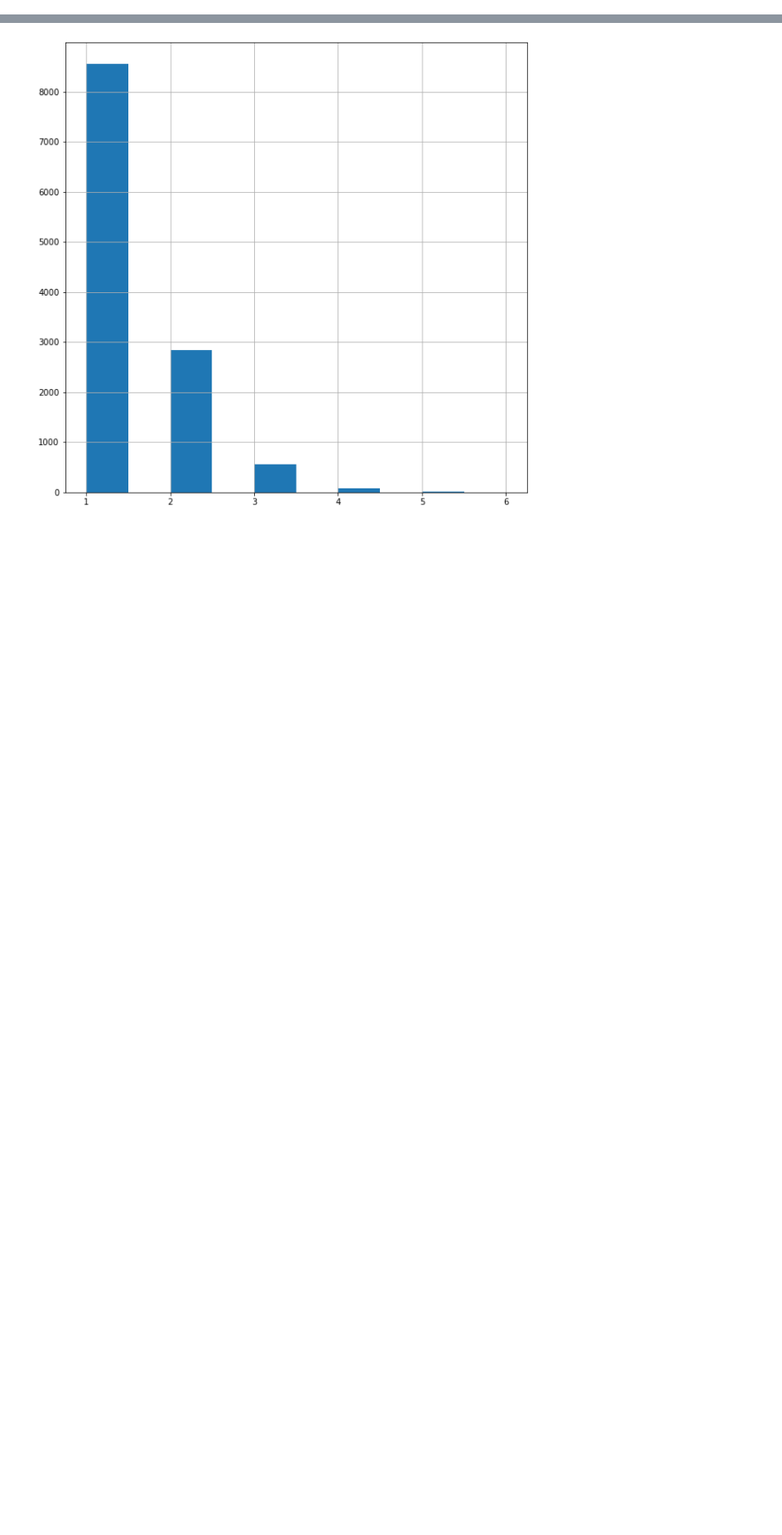
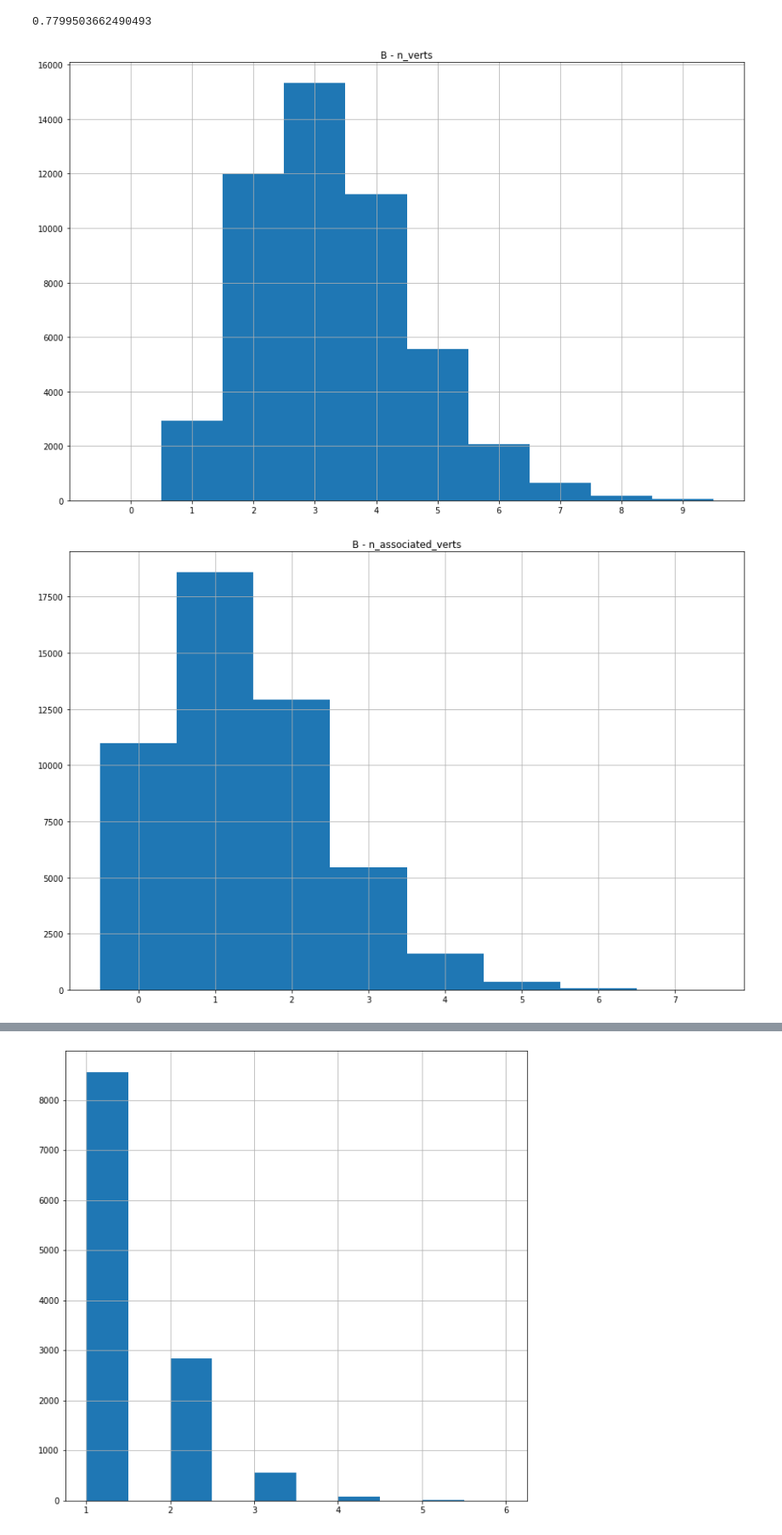
Before and after one commit to noamwunch/displaced_tracks, a Jupyter notebook: Untitled.ipynb, the cells around one changed output, grey strips where cells are left out. Shown at 85% size. Saved outputs shown, nothing was run; the diff lists cells and outputs as text; code cells hidden in the pictures; blank space fills up the shorter version.

Commit message:
Make rave histograms

```diff
--- a/Untitled.ipynb
+++ b/Untitled.ipynb
@@ -4,15 +4,14 @@ import numpy as np
 import matplotlib.pyplot as plt
 import pandas as pd
 
-from Functions.Preprocess import events_to_df_vert2
-data_path = "Data/macro_test/bb1.RaveGetVertsByJetv2.txt"
+from Functions.Preprocess import events_to_df_vert3
+data1_path = "Data/from_cluster/26.9.20/bb1.root.RaveTest_cluster.1.0.txt"
+data2_path = "Data/from_cluster/26.9.20/dark1.root.RaveTest_cluster.1.0.txt"
 
-PT_cut = (140, 160)
-max_ev = 1000000
-n_constits = 50
-sort = False
+max_ev = 100000
+n_constits = 5
 trunc = False
 
-B_jet_path = data_path
-B1_jet = events_to_df_vert2(B_jet_path, label=0, max_ev=max_ev, n_constits=n_constits, sort=sort, trunc=trunc, PT_cut=PT_cut)
+B = events_to_df_vert3(data1_path, label=0, max_ev=max_ev, n_constits=n_constits, trunc=trunc)
+S = events_to_df_vert3(data2_path, label=1, max_ev=max_ev, n_constits=n_constits, trunc=trunc)
 # %% [output]
@@ -38,0 +29,30 @@ Wall time: 1.08 s
+# %%
+def feat_hist(df, feat, df_name, lim=None):
+    if not lim:
+        lim = max(df[feat])
+    plt.figure()
+    df[feat].hist(bins=np.arange(-0.5, lim, 1))
+    plt.xticks(np.arange(0,lim, 1))
+    plt.title(df_name + " - " + feat)
+    plt.gcf().set_size_inches(15, 10)
+def vert_hists(df, df_name):
+    df["n_verts"] = df.n_vert.map(lambda x: len(x))
+    df["n_associated_verts"] = df.jet_association.map(lambda x: 0 if len(x)<2 else sum(x[1:]>0))
+    df["n_non_associated_verts"] = df.jet_association.map(lambda x: 0 if len(x)<2 else sum(x[1:]<0))
+    df["SV_mult"] = df.vert_mult.map(lambda x: np.nan if len(x)<2 else x[1])
+    df["SV_disp"] = df.vert_D0.map(lambda x: np.nan if len(x)<2 else x[1])
+    print(len(df[df.n_associated_verts>0])/len(df))
+    feat_hist(df, "n_verts", df_name)
+    feat_hist(df, "n_associated_verts", df_name)
+    feat_hist(df, "n_non_associated_verts", df_name)
+    feat_hist(df, "SV_mult", df_name, lim=60)
+    plt.figure()
+    df.SV_disp.hist(bins=np.arange(0,3, 0.05))
+    plt.title(df_name + " - " + "SV_disp")
+    plt.gcf().set_size_inches(15, 10)
+# %%
+vert_hists(B, "B")
+# %% [output]
+0.7799503662490493
+[figure, added]
+[figure, added]
```
Also changed, not shown: parts of 5 cells of this notebook, 1 other file.
